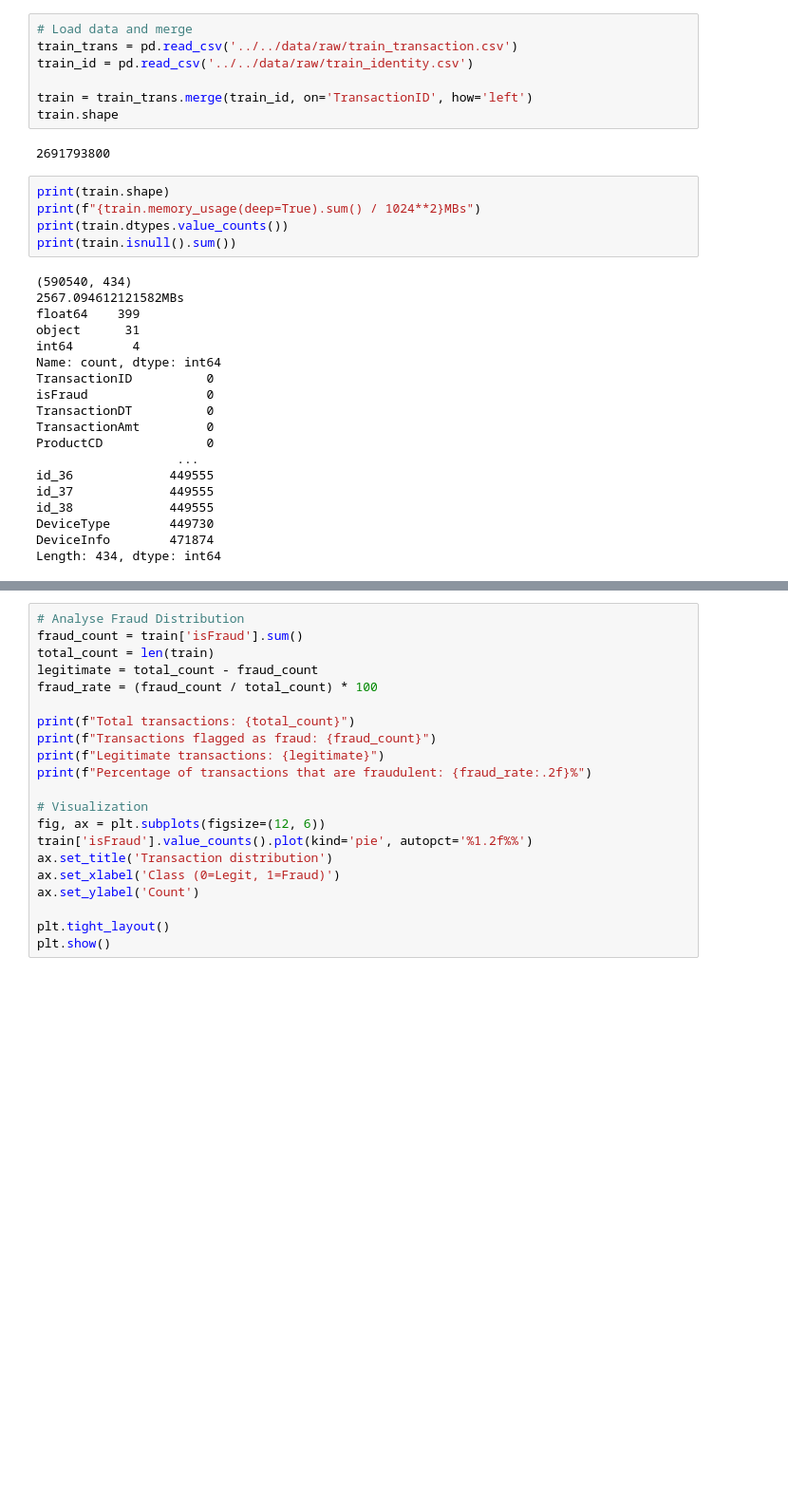
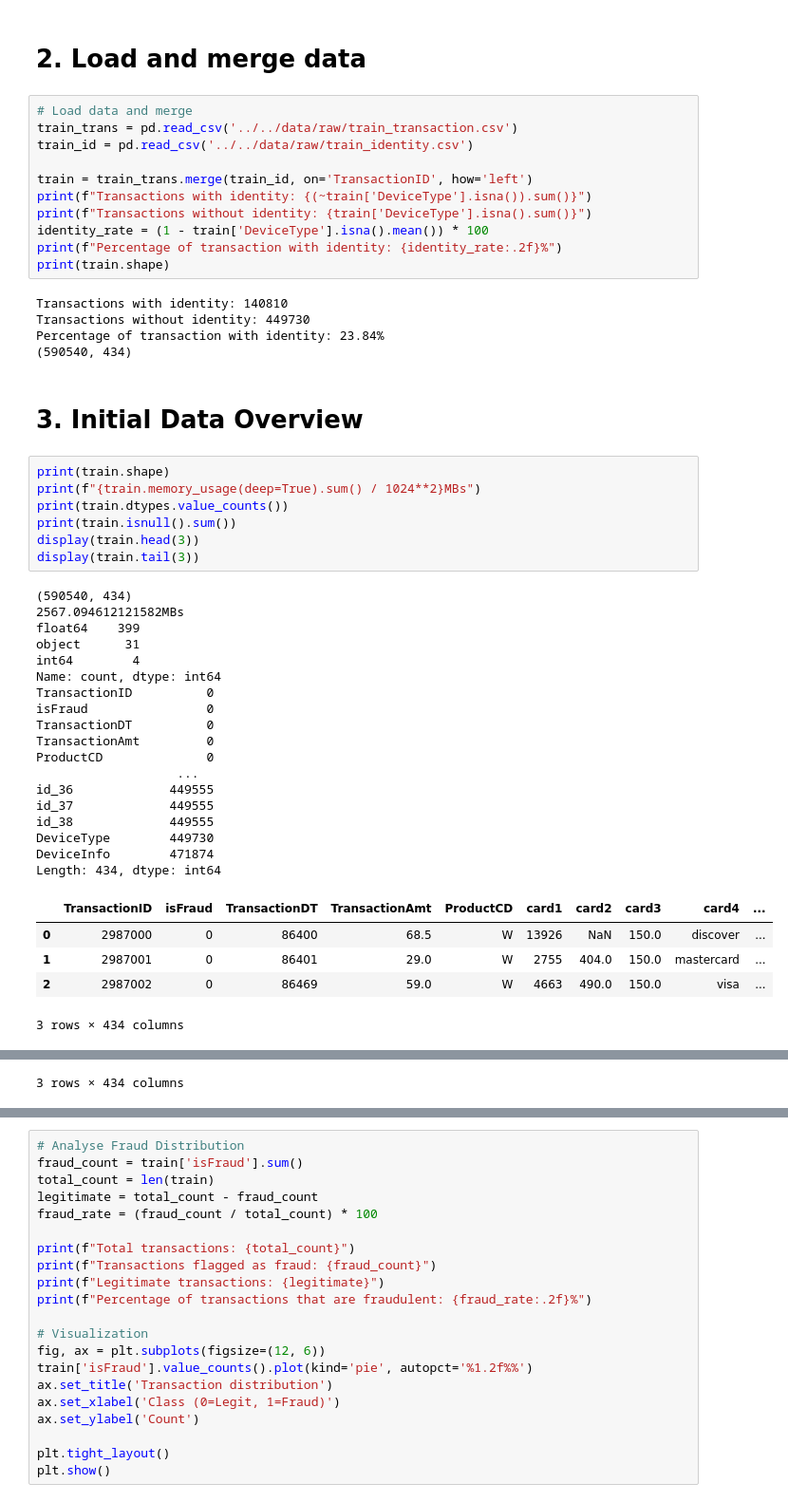
Before and after one commit to Don-Alvin/fraud-detection-system, a Jupyter notebook: research/notebooks/01_data_exploration.ipynb, the cells around one changed output, grey strips where cells are left out. Shown at 95% size. Drawn from its saved outputs; the diff is of its cells as text; blank space fills up the shorter version.

Commit message:
Initial data overview

```diff
--- a/research/notebooks/01_data_exploration.ipynb
+++ b/research/notebooks/01_data_exploration.ipynb
@@ -5,33 +26,51 @@ import seaborn as sns
+# %% [markdown]
+# 2. Load and merge data
 # %%
 # Load data and merge
 train_trans = pd.read_csv('../../data/raw/train_transaction.csv')
 train_id = pd.read_csv('../../data/raw/train_identity.csv')
 
 train = train_trans.merge(train_id, on='TransactionID', how='left')
-train.shape
+print(f"Transactions with identity: {(~train['DeviceType'].isna()).sum()}")
+print(f"Transactions without identity: {train['DeviceType'].isna().sum()}")
+identity_rate = (1 - train['DeviceType'].isna().mean()) * 100
+print(f"Percentage of transaction with identity: {identity_rate:.2f}%")
+print(train.shape)
 # %% [output]
-2691793800
+Transactions with identity: 140810
+Transactions without identity: 449730
+Percentage of transaction with identity: 23.84%
+(590540, 434)
+# %% [markdown]
+# 3. Initial Data Overview
 # %%
 print(train.shape)
 print(f"{train.memory_usage(deep=True).sum() / 1024**2}MBs")
 print(train.dtypes.value_counts())
 print(train.isnull().sum())
+display(train.head(3))
+display(train.tail(3))
 # %% [output]
 (590540, 434)
 2567.094612121582MBs
 float64    399
 object      31
 int64        4
 Name: count, dtype: int64
 TransactionID          0
 isFraud                0
 TransactionDT          0
 TransactionAmt         0
 ProductCD              0
                    ...
 id_36             449555
 id_37             449555
 id_38             449555
 DeviceType        449730
 DeviceInfo        471874
 Length: 434, dtype: int64
+|  | TransactionID | isFraud | TransactionDT | TransactionAmt | ProductCD | card1 | card2 | card3 | card4 | ... |
+| 0 | 2987000 | 0 | 86400 | 68.5 | W | 13926 | NaN | 150.0 | discover | ... |
+| 1 | 2987001 | 0 | 86401 | 29.0 | W | 2755 | 404.0 | 150.0 | mastercard | ... |
+| 2 | 2987002 | 0 | 86469 | 59.0 | W | 4663 | 490.0 | 150.0 | visa | ... |
+3 rows × 434 columns
@@ -37,0 +81 @@ Length: 434, dtype: int64
+3 rows × 434 columns
```
Also changed, not shown: parts of 7 cells of this notebook, 1 other file.
